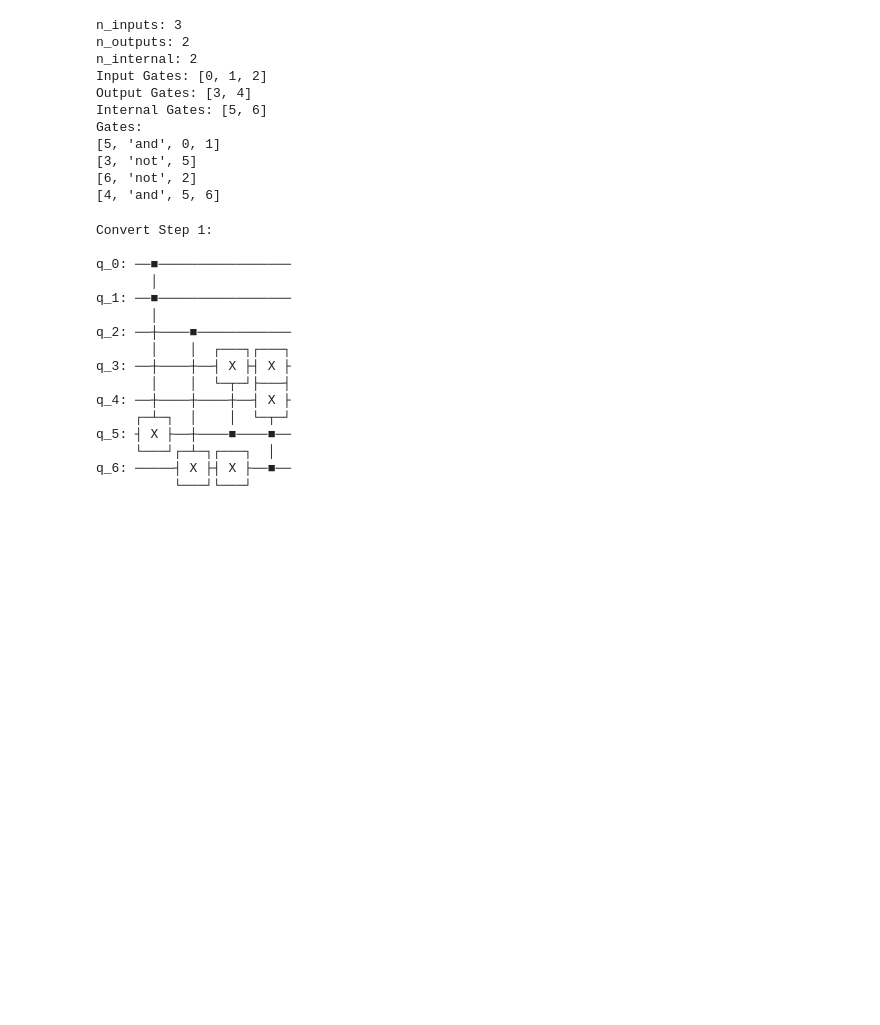
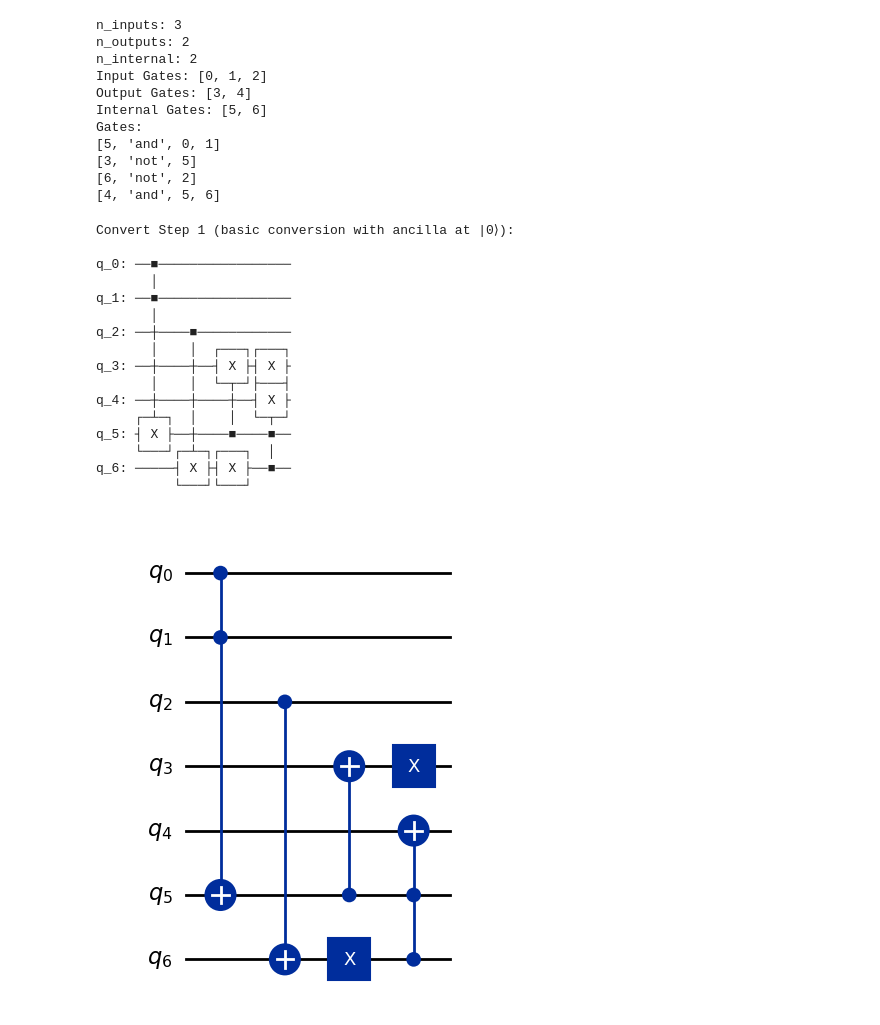
Before and after one commit to ImanDashtpeyma/quantum-programming, a Jupyter notebook: Assignment03/question2_classical_to_quantum.ipynb, the cells around one changed output. Drawn from its saved outputs; the diff is of its cells as text; code cells hidden in the pictures; blank space fills up the shorter version.

```diff
--- a/Assignment03/question2_classical_to_quantum.ipynb
+++ b/Assignment03/question2_classical_to_quantum.ipynb
@@ -36,6 +37,15 @@ Requirement already satisfied: six>=1.5 in c:\users\jadyp\appdata\local\programs
 # %%
 # Import required libraries
 from qiskit import QuantumCircuit
+import os
+
+# Check if we're in the right directory
+if os.path.exists("resources/circuit.txt"):
+    circuit_file = "resources/circuit.txt"
+elif os.path.exists("circuit.txt"):
+    circuit_file = "circuit.txt"
+else:
+    print("Warning: circuit.txt not found. Please ensure it's in the current directory or resources/ folder.")
 # %% [markdown]
 ## ClassicalCircuit Class
 
@@ -226,18 +198,18 @@ Complete conversion with ancilla duplication for output qubits.
 # %%
 def convert(self, quantumCircuit):
     """
-    Complete conversion with ancilla duplication for output preservation.
+    Complete Uf transformation: |x>|0>|0> -> |x>|f(x)>|0>
     Circuit has n_inputs + 2*n_outputs + n_internal qubits.
     """
-    # Compute all gates
+    # Step 1: Compute all gates
     for gate in self.gates:
         output = gate[0]
         gate_type = gate[1]
 
         if gate_type == "not":
             input1 = gate[2]
+            quantumCircuit.x(output)
             quantumCircuit.cx(input1, output)
-            quantumCircuit.x(output)
 
         elif gate_type == "and":
             input1 = gate[2]
@@ -266,12 +238,12 @@ def convert(self, quantumCircuit):
             quantumCircuit.ccx(input1, input2, output)
             quantumCircuit.x(output)
 
-    # Copy output qubits to ancilla qubits
+    # Step 2: Copy output qubits to ancilla
     ancilla_offset = self.n_inputs + self.n_outputs + self.n_internal
     for i, output_gate in enumerate(self.output_gates):
         quantumCircuit.cx(output_gate, ancilla_offset + i)
 
-    # Uncompute internal qubits
+    # Step 3: Uncompute internal qubits
     for gate in reversed(self.gates):
         output = gate[0]
         if output in self.internal_gates:
@@ -279,8 +251,8 @@ def convert(self, quantumCircuit):
 
             if gate_type == "not":
                 input1 = gate[2]
+                quantumCircuit.cx(input1, output)
                 quantumCircuit.x(output)
-                quantumCircuit.cx(input1, output)
 
             elif gate_type == "and":
                 input1 = gate[2]
@@ -317,7 +472,7 @@ ClassicalCircuit.convert = convert
 Test all three conversion methods with the provided circuit.txt file.
 # %%
 # Load and print circuit
-cc = ClassicalCircuit("circuit.txt")
+cc = ClassicalCircuit(circuit_file)
 cc.print()
 # %% [output]
 n_inputs: 3
@@ -334,28 +489,30 @@ Gates:
 # %%
 # Test convert_step_1
 n_wires = cc.n_inputs + cc.n_outputs + cc.n_internal
 qc1 = QuantumCircuit(n_wires, 0)
 cc.convert_step_1(qc1)
-print("Convert Step 1:")
+print("Convert Step 1 (basic conversion with ancilla at |0⟩):")
 print(qc1)
 print()
+qc1.draw('mpl')
 # %% [output]
-Convert Step 1:
+Convert Step 1 (basic conversion with ancilla at |0⟩):
 
 q_0: ──■─────────────────
        │
 q_1: ──■─────────────────
        │
 q_2: ──┼────■────────────
        │    │  ┌───┐┌───┐
 q_3: ──┼────┼──┤ X ├┤ X ├
        │    │  └─┬─┘├───┤
 q_4: ──┼────┼────┼──┤ X ├
      ┌─┴─┐  │    │  └─┬─┘
 q_5: ┤ X ├──┼────■────■──
      └───┘┌─┴─┐┌───┐  │
 q_6: ─────┤ X ├┤ X ├──■──
           └───┘└───┘
+[figure, added]
 # %%
 # Test convert_step_2
 n_wires = cc.n_inputs + cc.n_outputs + cc.n_internal
```
Also changed, not shown: parts of 14 cells of this notebook, 5 other files.
